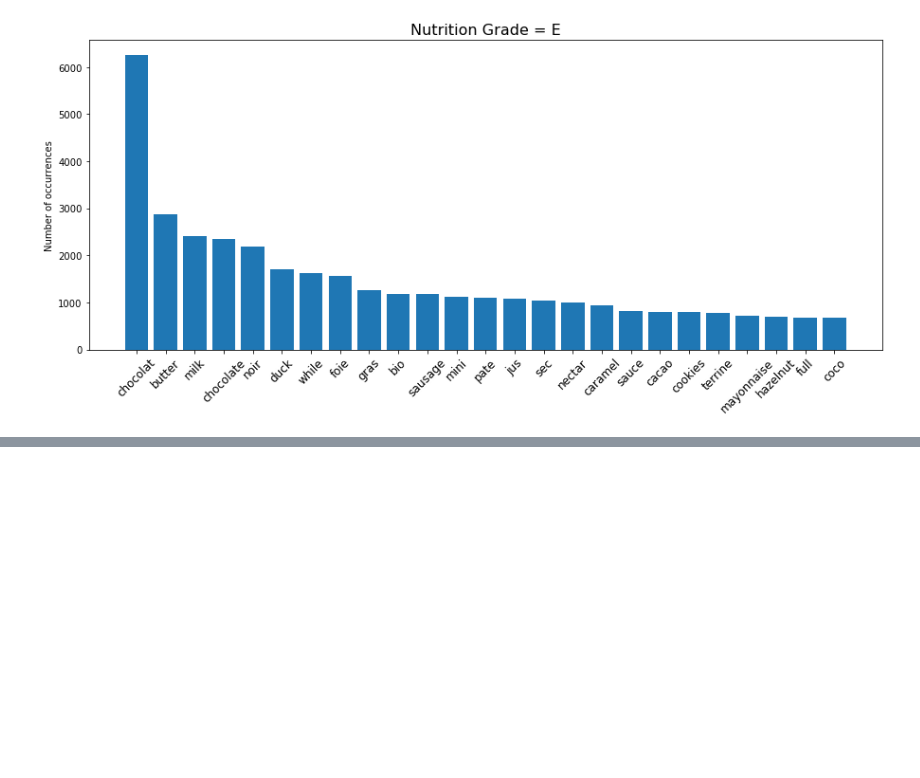
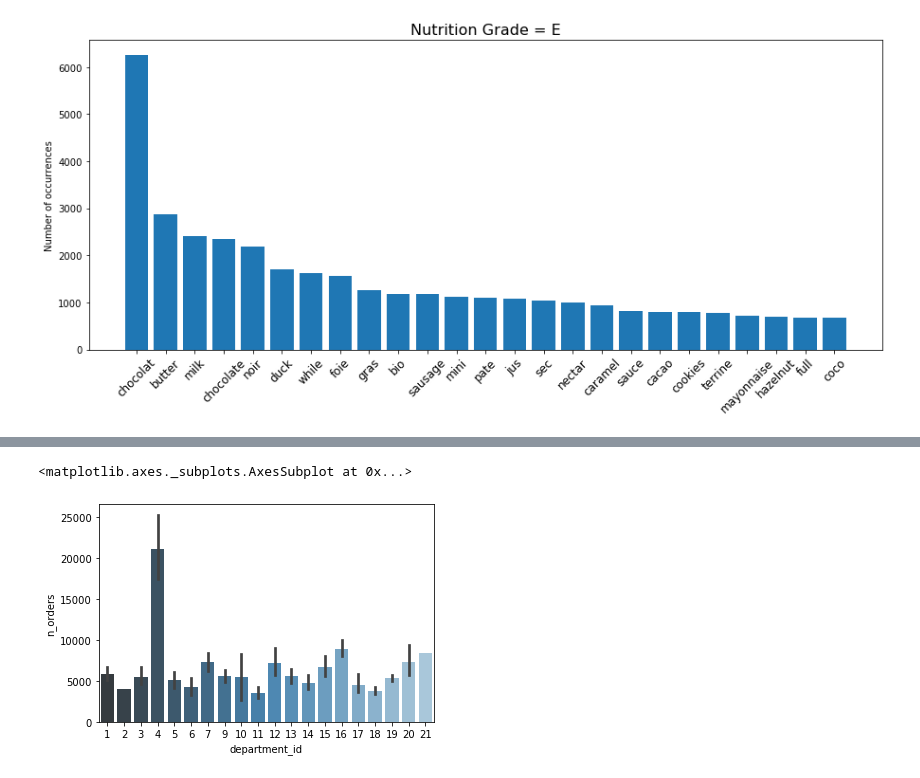
Before and after one commit to MarcBickel/project_gobigorgohome, a Jupyter notebook: openfood_lorenzo.ipynb, the cells around one changed output, grey strips where cells are left out. Saved outputs shown, nothing was run; the diff lists cells and outputs as text; code cells hidden in the pictures; blank space fills up the shorter version.

```diff
--- a/openfood_lorenzo.ipynb
+++ b/openfood_lorenzo.ipynb
@@ -339,0 +485,27 @@ for i in np.unique(df_ns['nutrition_grade_fr']):
+# %%
+nutritional_grades=['a','b','c','d','e']
+# %%
+## TO PROD_95 add a column for each nutritional grade and assign a similarity to each product counting how many times each
+## item apears in the dictionary of words and occurrences created with each nutritional grade of the openfood dataset
+## but also dividing by the length of given dictionary and the length of the product name, to avoid bias.
+
+for grade in nutritional_grades:
+    tmp=[]
+    #check_list=[i[0] for i in translated_dict['a']]
+    for name in prod_95['product_name']:
+        aux=[]
+        for word in name.split():
+            if word in grade_dict[grade]:
+                 aux.append(grade_dict[grade][word])
+        tmp.append(sum(aux)/(len(grade_dict[grade])*len(name.split())))
+    prod_95[grade]=tmp
+# %%
+def normalize_perline(df,cols=nutritional_grades):
+    ''' Function to normalize per row the grades'''
+    tmp=sum(df[nutritional_grades])
+    if tmp!=0:
+        for i in nutritional_grades:
+            df[i]=100*df[i]/tmp
+    return df
+# %%
+prod_95=prod_95.apply(normalize_perline,axis=1)
@@ -339,0 +529,5 @@ for i in np.unique(df_ns['nutrition_grade_fr']):
+# %%
+sns.barplot(data=prod_95,x='department_id',y='n_orders',palette="Blues_d")
+# %% [output]
+<matplotlib.axes._subplots.AxesSubplot at 0x...>
+[figure, added]
```
Also changed, not shown: parts of 34 cells of this notebook, 2 other files.
